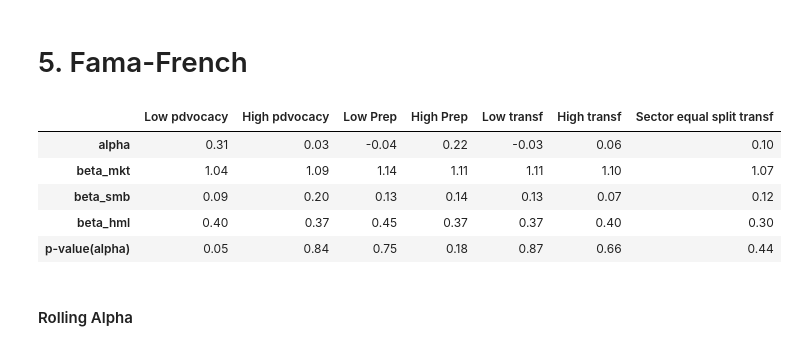
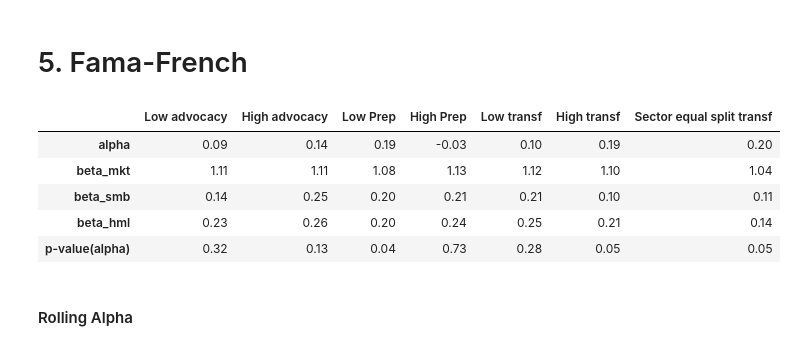
Before and after one commit to christy108/modular_fund_analysis, a Jupyter notebook: Main.ipynb, the cells around one changed output. Saved outputs shown, nothing was run; the diff lists cells and outputs as text; code cells hidden in the pictures.

```diff
--- a/Main.ipynb
+++ b/Main.ipynb
@@ -56,8 +56,8 @@ golden_location = "C:/Users/chris/Documents/GitHub/data/Golden_Data"
 
 
 # Golden Dataset
-lc = pd.read_csv(f'{golden_location}/LC_dataset_v_2A.csv')
-#lc = pd.read_csv(f'{golden_location}/LC_dataset_v_2B1_20260409.csv')
+#lc = pd.read_csv(f'{golden_location}/LC_dataset_v_2A.csv')
+lc = pd.read_csv(f'{golden_location}/LC_dataset_v_2B1_20260409.csv')
 
 if signal_type != "all_actions":
     # #3d counts
@@ -403,24 +403,24 @@ sector_portfolio_returns = sector_portfolio_returns_df
 # %%
 from functions.fama_french import ff3_regressions
 
 # Table on FF3
 ff3_parts = [
-    low_high(ff3_regressions(signal_0_simple_quantiles, fama_french.reset_index(drop=True)), 'pdvocacy'),
+    low_high(ff3_regressions(signal_0_simple_quantiles, fama_french.reset_index(drop=True)), 'advocacy'),
     low_high(ff3_regressions(signal_1_simple_quantiles, fama_french.reset_index(drop=True)), 'Prep'),
     low_high(ff3_regressions(signal_2_simple_quantiles, fama_french.reset_index(drop=True)), 'transf'),
     ff3_regressions(sector_portfolio_returns, fama_french.reset_index(drop=True))
 ]
 
 ff3_parts_df = pd.concat(ff3_parts, axis=1).round(2)
 #ff3_parts_df.to_csv('./output/ff3_' + _{start_date}-{end_date} + '.csv')
 ff3_parts_df.head()
 # %% [output]
-|  | Low pdvocacy | High pdvocacy | Low Prep | High Prep | Low transf | High transf | Sector equal split transf |
-| alpha | 0.31 | 0.03 | -0.04 | 0.22 | -0.03 | 0.06 | 0.10 |
-| beta_mkt | 1.04 | 1.09 | 1.14 | 1.11 | 1.11 | 1.10 | 1.07 |
-| beta_smb | 0.09 | 0.20 | 0.13 | 0.14 | 0.13 | 0.07 | 0.12 |
-| beta_hml | 0.40 | 0.37 | 0.45 | 0.37 | 0.37 | 0.40 | 0.30 |
-| p-value(alpha) | 0.05 | 0.84 | 0.75 | 0.18 | 0.87 | 0.66 | 0.44 |
+|  | Low advocacy | High advocacy | Low Prep | High Prep | Low transf | High transf | Sector equal split transf |
+| alpha | 0.09 | 0.14 | 0.19 | -0.03 | 0.10 | 0.19 | 0.20 |
+| beta_mkt | 1.11 | 1.11 | 1.08 | 1.13 | 1.12 | 1.10 | 1.04 |
+| beta_smb | 0.14 | 0.25 | 0.20 | 0.21 | 0.21 | 0.10 | 0.11 |
+| beta_hml | 0.23 | 0.26 | 0.20 | 0.24 | 0.25 | 0.21 | 0.14 |
+| p-value(alpha) | 0.32 | 0.13 | 0.04 | 0.73 | 0.28 | 0.05 | 0.05 |
 # %% [markdown]
 #### Rolling Alpha
 # %%
```
Also changed, not shown: parts of 6 cells of this notebook, 12 other files.
